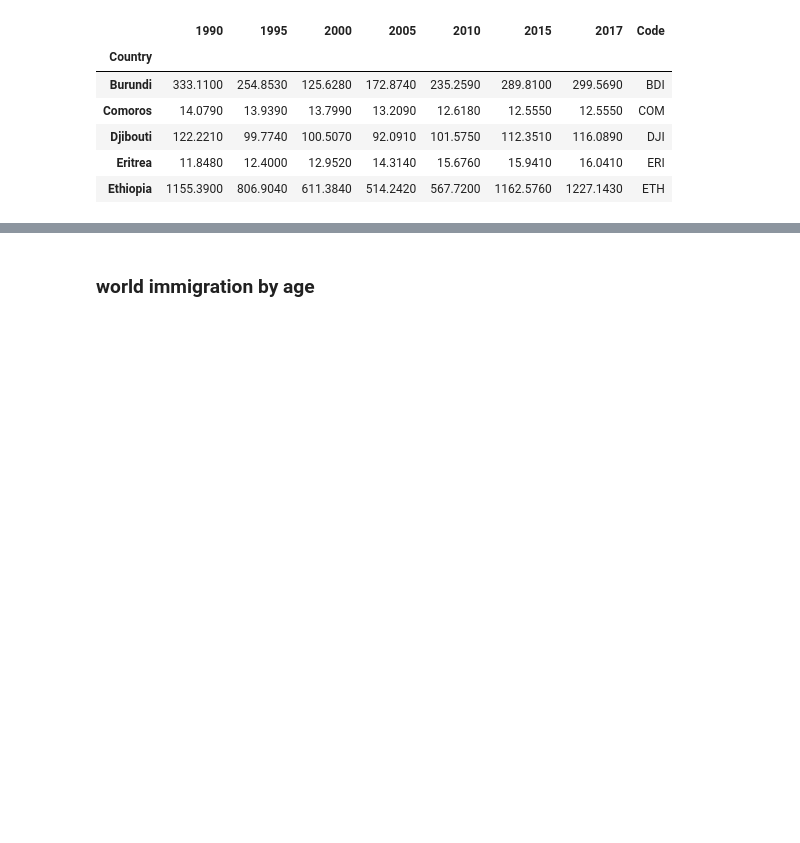
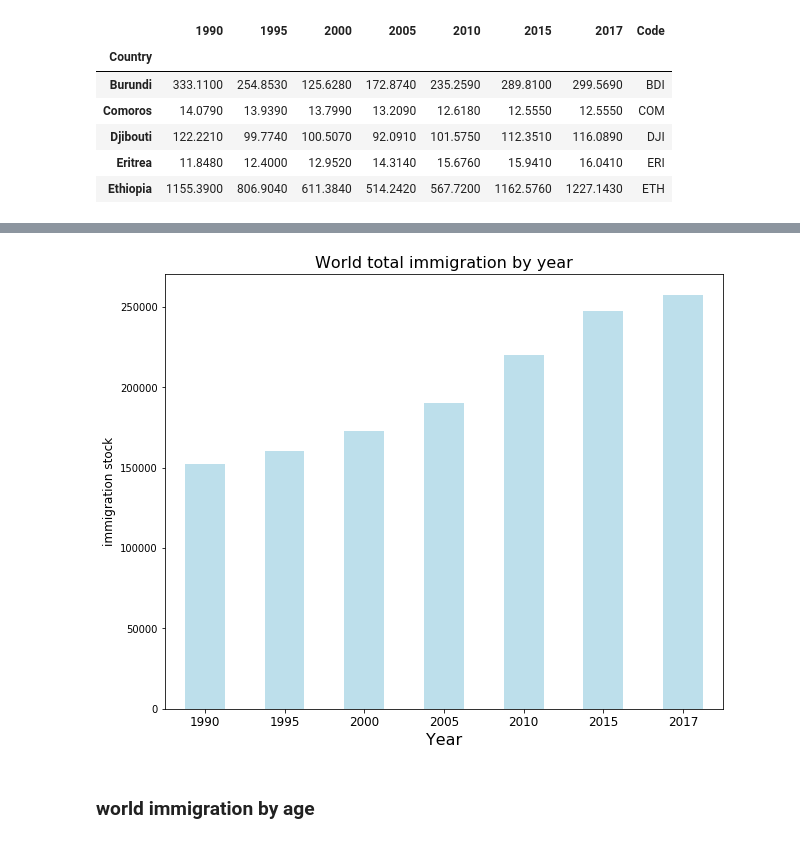
Before and after one commit to ChenChenDS/DATS6103-project2, a Jupyter notebook: project 2.ipynb, the cells around one changed output, grey strips where cells are left out. Saved outputs shown, nothing was run; the diff lists cells and outputs as text; code cells hidden in the pictures; blank space fills up the shorter version.

```diff
--- a/project 2.ipynb
+++ b/project 2.ipynb
@@ -110,6 +111,17 @@ mapper(1990,migrant_stock_clean)
 mapper(2017,migrant_stock_clean)
 # %% [output]
 [interactive output not drawn]
+# %%
+#plot the world immigration time seris bar plot
+migrant_stock_clean.sum().drop("Code").plot("bar", alpha=0.8, color="lightblue")
+plt.title("World total immigration by year", fontsize=16)
+plt.xlabel("Year", fontsize=16)
+plt.ylabel("immigration stock", fontsize=12)
+plt.xticks(rotation=0, fontsize=12)
+plt.savefig("immigrationtotal.png", bbox_inches='tight') #save the plots to folder
+plt.show()
+# %% [output]
+[figure, added]
 # %% [markdown]
 ### world immigration by age
 # %%
```
Also changed, not shown: parts of 10 cells of this notebook.
